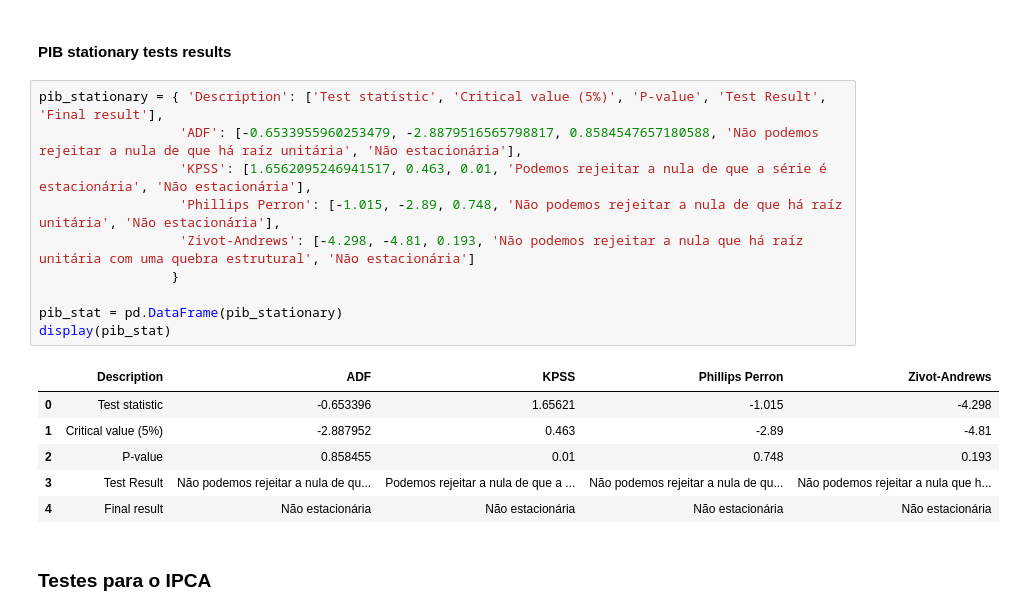
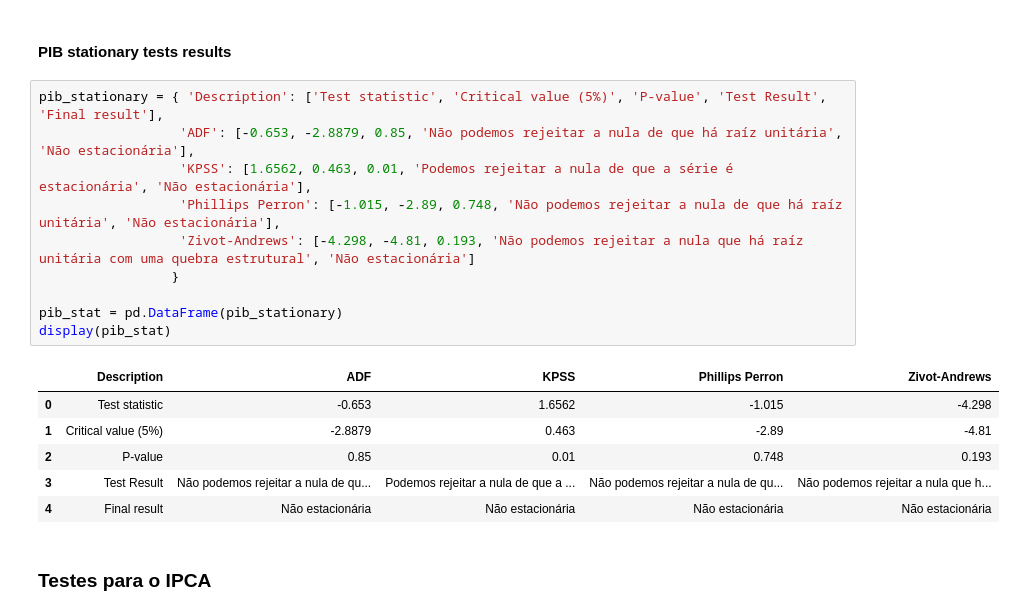
Before and after one commit to josekawan1/MacroAvancada, a Jupyter notebook: atividade2_macro_avancada.ipynb, the cells around one changed output. Drawn from its saved outputs; the diff is of its cells as text.

```diff
--- a/atividade2_macro_avancada.ipynb
+++ b/atividade2_macro_avancada.ipynb
@@ -553,19 +1008,19 @@ Alternative Hypothesis: The process is trend and break stationary.
 #### PIB stationary tests results
 # %%
 pib_stationary = { 'Description': ['Test statistic', 'Critical value (5%)', 'P-value', 'Test Result', 'Final result'],
-                  'ADF': [-0.6533955960253479, -2.8879516565798817, 0.8584547657180588, 'Não podemos rejeitar a nula de que há raíz unitária', 'Não estacionária'],
-                  'KPSS': [1.6562095246941517, 0.463, 0.01, 'Podemos rejeitar a nula de que a série é estacionária', 'Não estacionária'],
+                  'ADF': [-0.653, -2.8879, 0.85, 'Não podemos rejeitar a nula de que há raíz unitária', 'Não estacionária'],
+                  'KPSS': [1.6562, 0.463, 0.01, 'Podemos rejeitar a nula de que a série é estacionária', 'Não estacionária'],
                   'Phillips Perron': [-1.015, -2.89, 0.748, 'Não podemos rejeitar a nula de que há raíz unitária', 'Não estacionária'],
                   'Zivot-Andrews': [-4.298, -4.81, 0.193, 'Não podemos rejeitar a nula que há raíz unitária com uma quebra estrutural', 'Não estacionária']
                  }
 
 pib_stat = pd.DataFrame(pib_stationary)
 display(pib_stat)
 # %% [output]
 |  | Description | ADF | KPSS | Phillips Perron | Zivot-Andrews |
-| 0 | Test statistic | -0.653396 | 1.65621 | -1.015 | -4.298 |
-| 1 | Critical value (5%) | -2.887952 | 0.463 | -2.89 | -4.81 |
-| 2 | P-value | 0.858455 | 0.01 | 0.748 | 0.193 |
+| 0 | Test statistic | -0.653 | 1.6562 | -1.015 | -4.298 |
+| 1 | Critical value (5%) | -2.8879 | 0.463 | -2.89 | -4.81 |
+| 2 | P-value | 0.85 | 0.01 | 0.748 | 0.193 |
 | 3 | Test Result | Não podemos rejeitar a nula de qu... | Podemos rejeitar a nula de que a ... | Não podemos rejeitar a nula de qu... | Não podemos rejeitar a nula que h... |
 | 4 | Final result | Não estacionária | Não estacionária | Não estacionária | Não estacionária |
 # %% [markdown]
```
Also changed, not shown: parts of 67 cells of this notebook.
